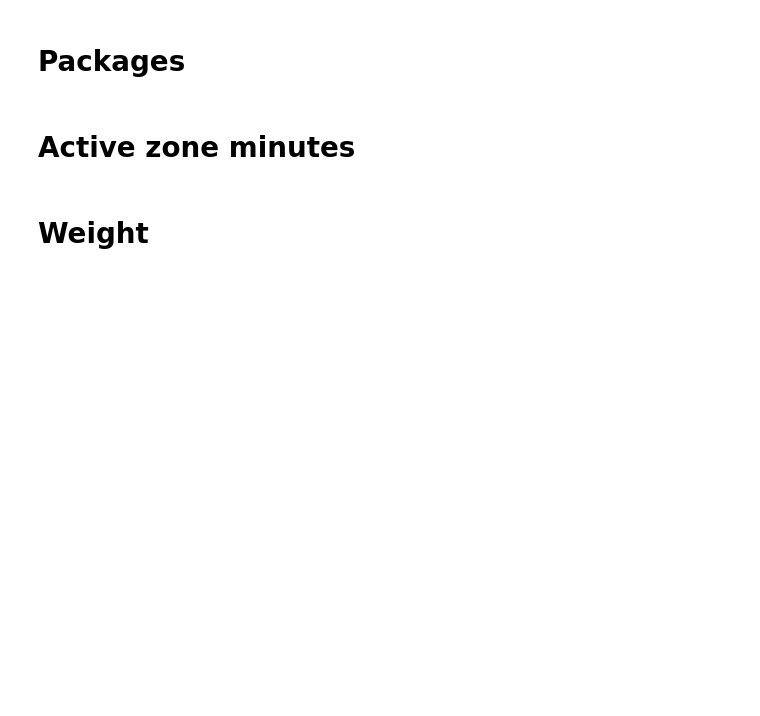
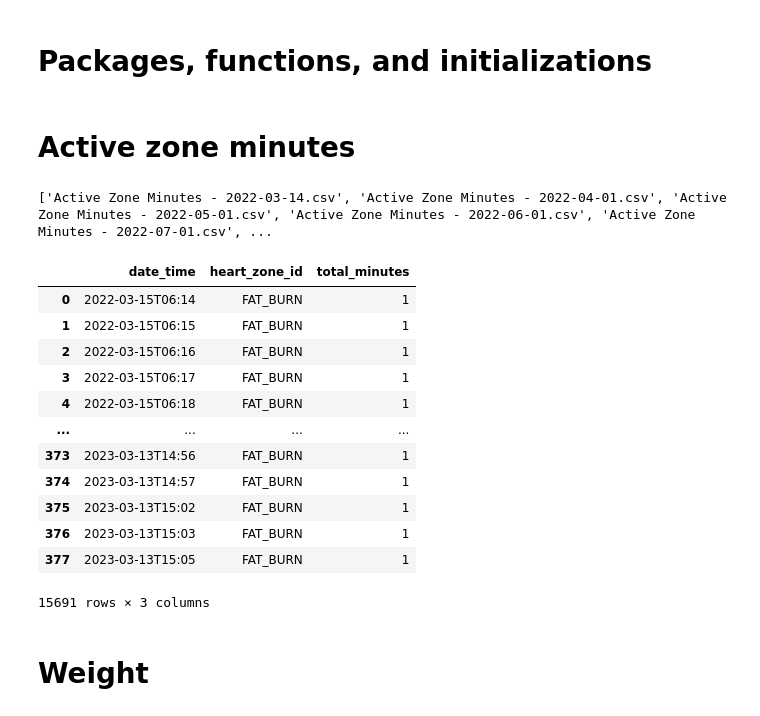
Before and after one commit to wh33les/FitbitStats, a Jupyter notebook: ConsolidatedAndManipulatedData/ConsolidatedData/DataConsolidation.ipynb, the cells around one changed output. Cells and saved outputs as stored; diff of their text form; code cells hidden in the pictures; blank space fills up the shorter version.

```diff
--- a/ConsolidatedAndManipulatedData/ConsolidatedData/DataConsolidation.ipynb
+++ b/ConsolidatedAndManipulatedData/ConsolidatedData/DataConsolidation.ipynb
@@ -1,5 +1,5 @@
 # %% [markdown]
-# Packages
+# Packages, functions, and initializations
 # %%
 # To make data frames
 import pandas as pd
@@ -13,10 +17,31 @@ import json
 # Active zone minutes
 # %%
 # List of files using os
-active_zone_minutes_files_path = os.pardir+"\RawData\RawActiveZoneMinutesFiles"
+active_zone_minutes_files_path = "RawData\RawActiveZoneMinutesFiles"
 active_zone_minutes_files_list = [path for path
-                     in os.listdir(active_zone_minutes_files_path)
-                     if os.path.isfile(os.path.join(active_zone_minutes_files_path, path))]
+                     in os.listdir(active_zone_minutes_files_path)]
+                     #if os.path.isfile(os.path.join(active_zone_minutes_files_path, path))]
+#print(active_zone_minutes_files_list) # for debugging
+
+# Concatenate files
+active_zone_minutes_df = pd.concat([pd.read_csv(active_zone_minutes_files_path+"//"+file)
+                                    for file in active_zone_minutes_files_list])
+#active_zone_minutes_df # for debugging
+# %% [output]
+['Active Zone Minutes - 2022-03-14.csv', 'Active Zone Minutes - 2022-04-01.csv', 'Active Zone Minutes - 2022-05-01.csv', 'Active Zone Minutes - 2022-06-01.csv', 'Active Zone Minutes - 2022-07-01.csv', ...
+|  | date_time | heart_zone_id | total_minutes |
+| 0 | 2022-03-15T06:14 | FAT_BURN | 1 |
+| 1 | 2022-03-15T06:15 | FAT_BURN | 1 |
+| 2 | 2022-03-15T06:16 | FAT_BURN | 1 |
+| 3 | 2022-03-15T06:17 | FAT_BURN | 1 |
+| 4 | 2022-03-15T06:18 | FAT_BURN | 1 |
+| ... | ... | ... | ... |
+| 373 | 2023-03-13T14:56 | FAT_BURN | 1 |
+| 374 | 2023-03-13T14:57 | FAT_BURN | 1 |
+| 375 | 2023-03-13T15:02 | FAT_BURN | 1 |
+| 376 | 2023-03-13T15:03 | FAT_BURN | 1 |
+| 377 | 2023-03-13T15:05 | FAT_BURN | 1 |
+15691 rows × 3 columns
 # %% [markdown]
 # Weight
 # %%
```
Also changed, not shown: parts of 4 cells of this notebook, 19 other files.
